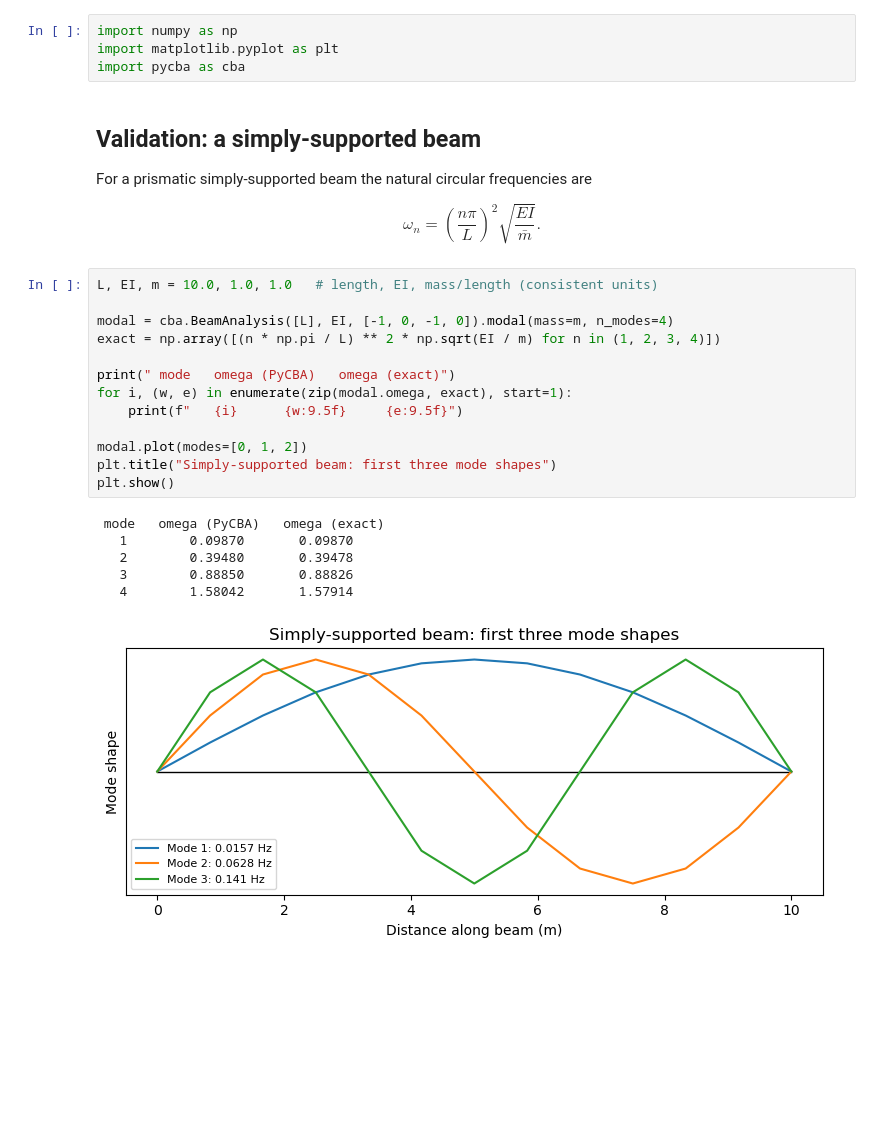
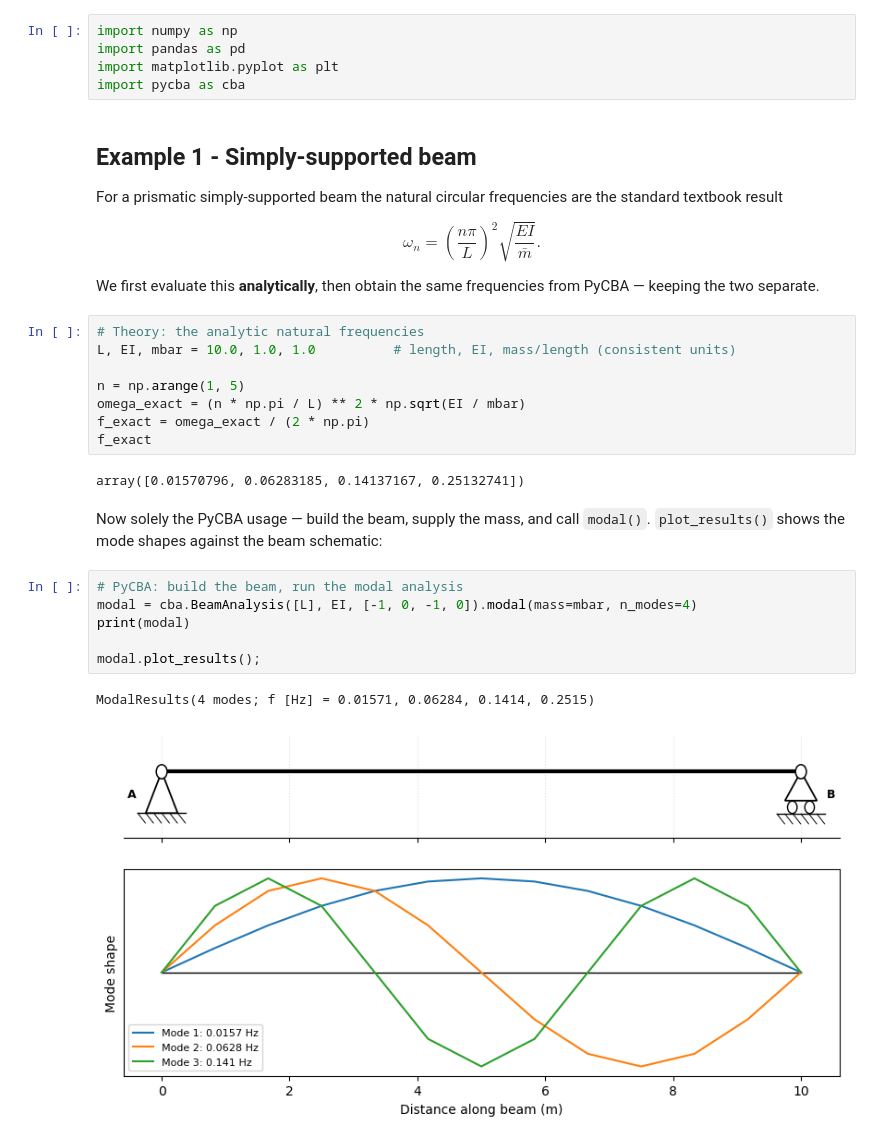
Before and after one commit to ccaprani/pycba, a Jupyter notebook: docs/source/notebooks/modal.ipynb, the cells around one changed output. Cells and saved outputs as stored; diff of their text form; blank space fills up the shorter version.

```diff
--- a/docs/source/notebooks/modal.ipynb
+++ b/docs/source/notebooks/modal.ipynb
@@ -11,30 +13,34 @@ Supported for prismatic, fixed-fixed spans without shear flexibility (`GAv`).
 # %%
 import numpy as np
+import pandas as pd
 import matplotlib.pyplot as plt
 import pycba as cba
 # %% [markdown]
-## Validation: a simply-supported beam
+## Example 1 - Simply-supported beam
 
-For a prismatic simply-supported beam the natural circular frequencies are
+For a prismatic simply-supported beam the natural circular frequencies are the standard textbook result
 
 $$ \omega_n = \left(\frac{n\pi}{L}\right)^2 \sqrt{\frac{EI}{\bar m}}. $$
+
+We first evaluate this **analytically**, then obtain the same frequencies from PyCBA — keeping the two separate.
-# %%
-L, EI, m = 10.0, 1.0, 1.0   # length, EI, mass/length (consistent units)
-
-modal = cba.BeamAnalysis([L], EI, [-1, 0, -1, 0]).modal(mass=m, n_modes=4)
-exact = np.array([(n * np.pi / L) ** 2 * np.sqrt(EI / m) for n in (1, 2, 3, 4)])
-
-print(" mode   omega (PyCBA)   omega (exact)")
-for i, (w, e) in enumerate(zip(modal.omega, exact), start=1):
-    print(f"   {i}      {w:9.5f}     {e:9.5f}")
-
-modal.plot(modes=[0, 1, 2])
-plt.title("Simply-supported beam: first three mode shapes")
-plt.show()
-# %% [output]
- mode   omega (PyCBA)   omega (exact)
-   1        0.09870       0.09870
-   2        0.39480       0.39478
-   3        0.88850       0.88826
-   4        1.58042       1.57914
-[figure, removed]
+# %%
+# Theory: the analytic natural frequencies
+L, EI, mbar = 10.0, 1.0, 1.0          # length, EI, mass/length (consistent units)
+
+n = np.arange(1, 5)
+omega_exact = (n * np.pi / L) ** 2 * np.sqrt(EI / mbar)
+f_exact = omega_exact / (2 * np.pi)
+f_exact
+# %% [output]
+array([0.01570796, 0.06283185, 0.14137167, 0.25132741])
+# %% [markdown]
+Now solely the PyCBA usage — build the beam, supply the mass, and call `modal()`. `plot_results()` shows the mode shapes against the beam schematic:
+# %%
+# PyCBA: build the beam, run the modal analysis
+modal = cba.BeamAnalysis([L], EI, [-1, 0, -1, 0]).modal(mass=mbar, n_modes=4)
+print(modal)
+
+modal.plot_results();
+# %% [output]
+ModalResults(4 modes; f [Hz] = 0.01571, 0.06284, 0.1414, 0.2515)
+[figure, added]
```
Also changed, not shown: parts of 8 cells of this notebook, 3 other files.
